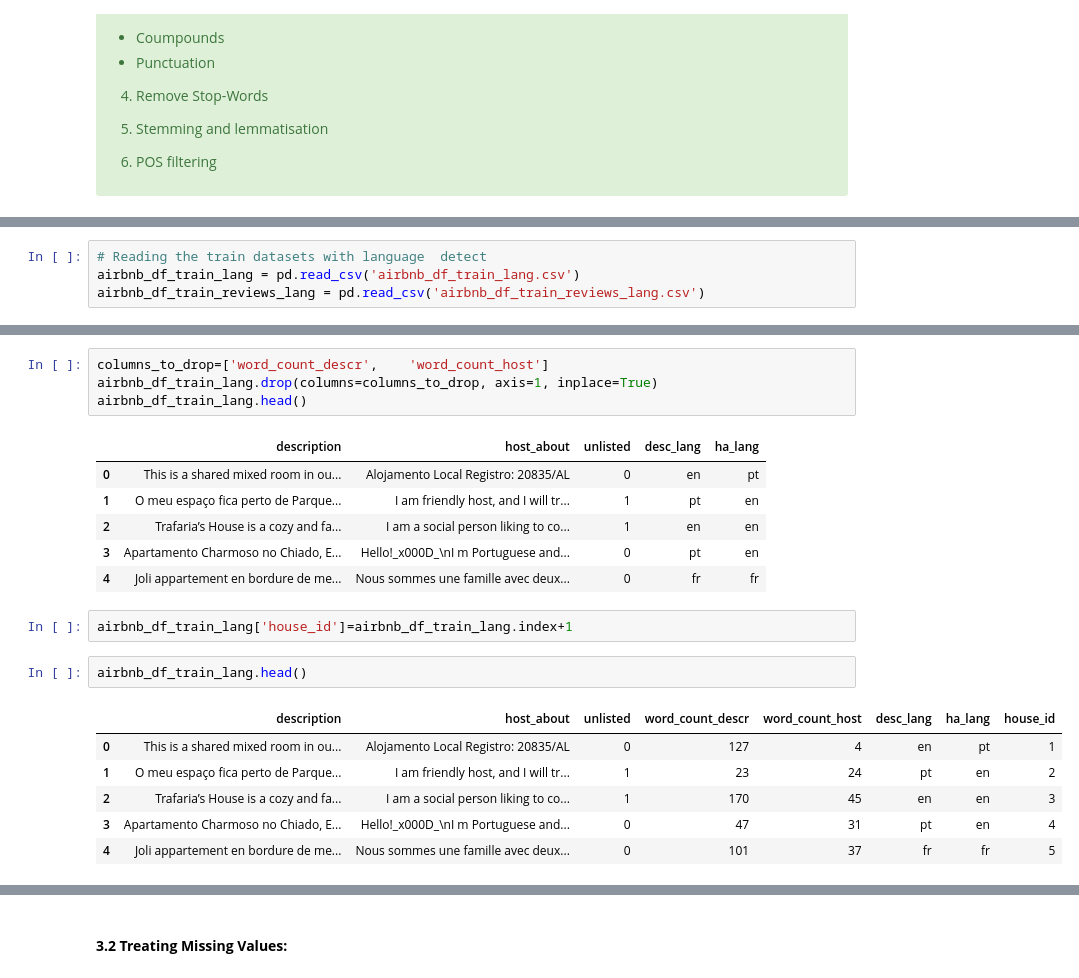
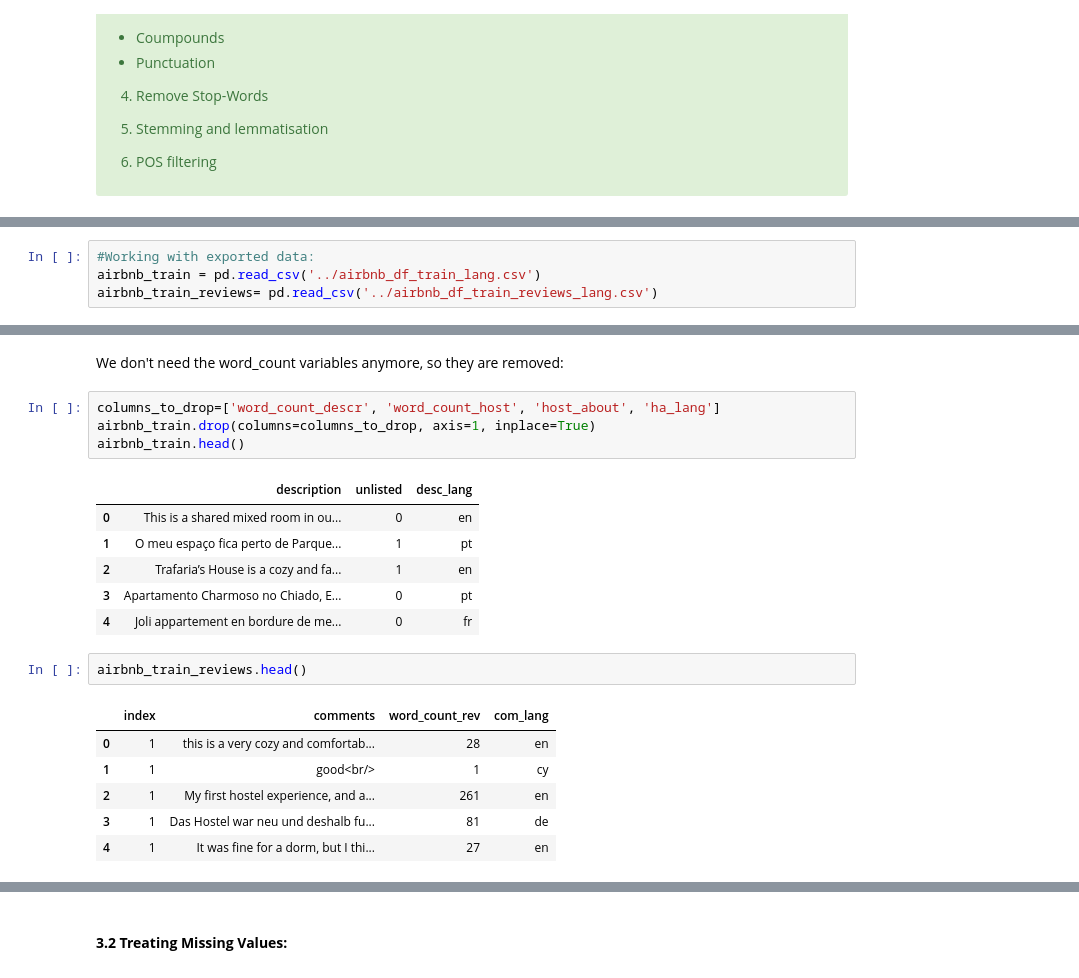
Before and after one commit to sofiacper/TM_Project, a Jupyter notebook: Project.ipynb, the cells around one changed output, grey strips where cells are left out. Cells and saved outputs as stored; diff of their text form.

```diff
--- a/Project.ipynb
+++ b/Project.ipynb
@@ -1054,5 +1174,5 @@ Extra work: 0.25 points for each extra method (unseen in class) - max 2 methods
 # %%
-# Reading the train datasets with language  detect
-airbnb_df_train_lang = pd.read_csv('airbnb_df_train_lang.csv')
-airbnb_df_train_reviews_lang = pd.read_csv('airbnb_df_train_reviews_lang.csv')
+#Working with exported data:
+airbnb_train = pd.read_csv('../airbnb_df_train_lang.csv')
+airbnb_train_reviews= pd.read_csv('../airbnb_df_train_reviews_lang.csv')
 # %%
@@ -1064,25 +1184,25 @@ airbnb_df_train_lang.head()
 | 2 | Trafaria’s House is a cozy and fa... | I am a social person liking to co... | 1 | 170 | 45 | en | en |
 | 3 | Apartamento Charmoso no Chiado, E... | Hello!_x000D_\nI m Portuguese and... | 0 | 47 | 31 | pt | en |
 | 4 | Joli appartement en bordure de me... | Nous sommes une famille avec deux... | 0 | 101 | 37 | fr | fr |
+# %% [markdown]
+We don't need the word_count variables anymore, so they are removed:
 # %%
-columns_to_drop=['word_count_descr',	'word_count_host']
-airbnb_df_train_lang.drop(columns=columns_to_drop, axis=1, inplace=True)
-airbnb_df_train_lang.head()
+columns_to_drop=['word_count_descr', 'word_count_host', 'host_about', 'ha_lang']
+airbnb_train.drop(columns=columns_to_drop, axis=1, inplace=True)
+airbnb_train.head()
 # %% [output]
-|  | description | host_about | unlisted | desc_lang | ha_lang |
-| 0 | This is a shared mixed room in ou... | Alojamento Local Registro: 20835/AL | 0 | en | pt |
-| 1 | O meu espaço fica perto de Parque... | I am friendly host, and I will tr... | 1 | pt | en |
-| 2 | Trafaria’s House is a cozy and fa... | I am a social person liking to co... | 1 | en | en |
-| 3 | Apartamento Charmoso no Chiado, E... | Hello!_x000D_\nI m Portuguese and... | 0 | pt | en |
-| 4 | Joli appartement en bordure de me... | Nous sommes une famille avec deux... | 0 | fr | fr |
+|  | description | unlisted | desc_lang |
+| 0 | This is a shared mixed room in ou... | 0 | en |
+| 1 | O meu espaço fica perto de Parque... | 1 | pt |
+| 2 | Trafaria’s House is a cozy and fa... | 1 | en |
+| 3 | Apartamento Charmoso no Chiado, E... | 0 | pt |
+| 4 | Joli appartement en bordure de me... | 0 | fr |
-# %%
-airbnb_df_train_lang['house_id']=airbnb_df_train_lang.index+1
 # %%
-airbnb_df_train_lang.head()
+airbnb_train_reviews.head()
 # %% [output]
-|  | description | host_about | unlisted | word_count_descr | word_count_host | desc_lang | ha_lang | house_id |
-| 0 | This is a shared mixed room in ou... | Alojamento Local Registro: 20835/AL | 0 | 127 | 4 | en | pt | 1 |
-| 1 | O meu espaço fica perto de Parque... | I am friendly host, and I will tr... | 1 | 23 | 24 | pt | en | 2 |
-| 2 | Trafaria’s House is a cozy and fa... | I am a social person liking to co... | 1 | 170 | 45 | en | en | 3 |
-| 3 | Apartamento Charmoso no Chiado, E... | Hello!_x000D_\nI m Portuguese and... | 0 | 47 | 31 | pt | en | 4 |
-| 4 | Joli appartement en bordure de me... | Nous sommes une famille avec deux... | 0 | 101 | 37 | fr | fr | 5 |
+|  | index | comments | word_count_rev | com_lang |
+| 0 | 1 | this is a very cozy and comfortab... | 28 | en |
+| 1 | 1 | good<br/> | 1 | cy |
+| 2 | 1 | My first hostel experience, and a... | 261 | en |
+| 3 | 1 | Das Hostel war neu und deshalb fu... | 81 | de |
+| 4 | 1 | It was fine for a dorm, but I thi... | 27 | en |
```
Also changed, not shown: parts of 67 cells of this notebook.
